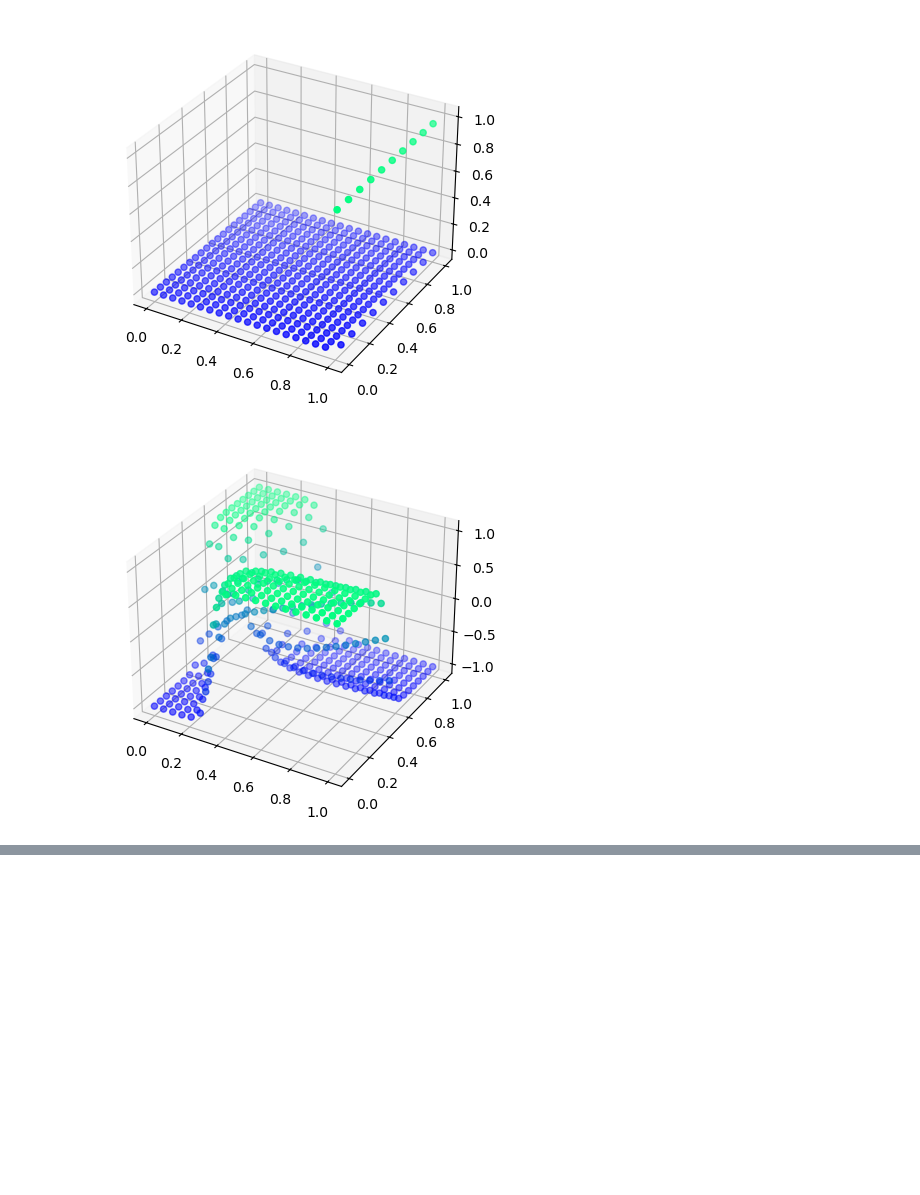
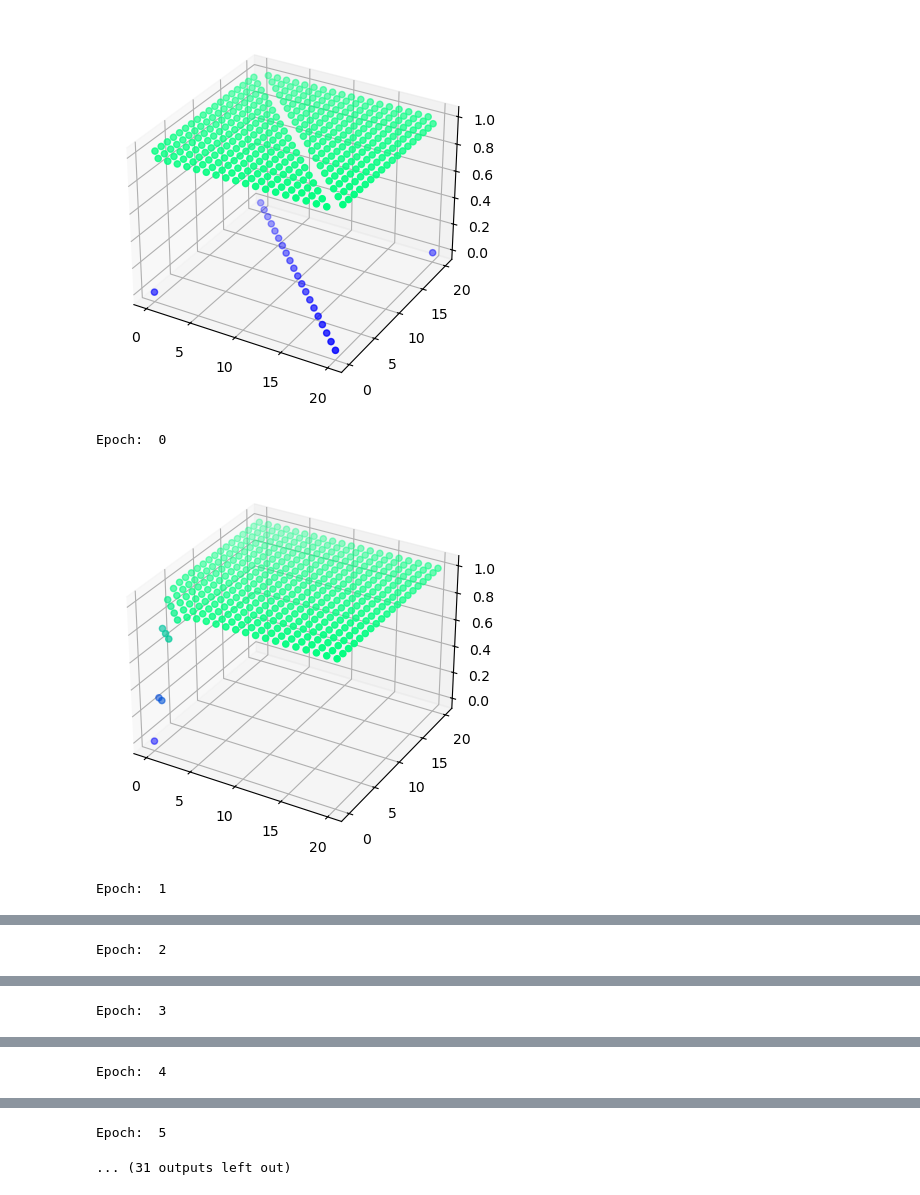
Before and after one commit to AdetsGithub/AI-Library, a Jupyter notebook: Examples/xor.ipynb, the cells around one changed output, grey strips where cells are left out. Saved outputs shown, nothing was run; the diff lists cells and outputs as text; code cells hidden in the pictures; blank space fills up the shorter version.

Commit message:
Visual improvements to xor graphing

```diff
--- a/Examples/xor.ipynb
+++ b/Examples/xor.ipynb
@@ -15,41 +16,49 @@ Y = np.reshape([[0], [1], [1], [0]], (4, 1, 1))
 # %%
  network = Network([
     Dense(2, 3),
-    Tanh(),
+    RelU(),
     Dense(3, 1),
     Tanh()
 ])
-
-# training the network
-network.train(BinaryCrossEntropy, X, Y, epochs=10000, learning_rate=0.1, verbose=False)
 # %%
 # Plotting the xor function
 points = []
-for x in np.linspace(0, 1, 20):
-    for y in np.linspace(0, 1, 20):
-        z = 1 if (x+z) == 1 else 0
+for x in np.linspace(0, 20, 20):
+    for y in np.linspace(0, 20, 20):
+        if (x + y) % 2:
+            z = 1
+        else:
+            z = 0
         points.append([x, y, z])
 
 points = np.array(points)
 
 fig = plt.figure()
 ax = fig.add_subplot(111, projection="3d")
 ax.scatter(points[:, 0], points[:, 1], points[:, 2], c=points[:, 2], cmap="winter")
 plt.show()
 
-# plotting the decision boundary
-points = []
-for x in np.linspace(0, 1, 20):
-    for y in np.linspace(0, 1, 20):
-        z = network.predict([[x], [y]])
-        points.append([x, y, z[0, 0]])
+# Plotting the predicted output per epoch
+for i in range(0, 21):
 
-points = np.array(points)
+    network.train(BinaryCrossEntropy, X, Y, epochs=i, learning_rate=0.1, verbose=False)
 
-fig = plt.figure()
-ax = fig.add_subplot(111, projection="3d")
-ax.scatter(points[:, 0], points[:, 1], points[:, 2], c=points[:, 2], cmap="winter")
-plt.show()
+    if i % 1 == 0:
+        print("Epoch: ", i)
+        points = []
+        for x in np.linspace(0, 20, 20):
+            for y in np.linspace(0, 20, 20):
+                z = network.predict([[x], [y]])
+                points.append([x, y, z[0, 0]])
+
+        points = np.array(points)
+
+        fig = plt.figure()
+        ax = fig.add_subplot(111, projection="3d")
+        ax.scatter(points[:, 0], points[:, 1], points[:, 2], c=points[:, 2], cmap="winter")
+        plt.show()
 # %% [output]
-[figure, old version]
+[figure, new version]
+Epoch:  0
-[figure, old version]
+[figure, new version]
+Epoch:  1
@@ -55,0 +66 @@ plt.show()
+Epoch:  2
@@ -55,0 +68 @@ plt.show()
+Epoch:  3
@@ -55,0 +70 @@ plt.show()
+Epoch:  4
@@ -55,0 +72,2 @@ plt.show()
+Epoch:  5
+... (31 outputs left out)
```
Also changed, not shown: parts of 3 cells of this notebook.
